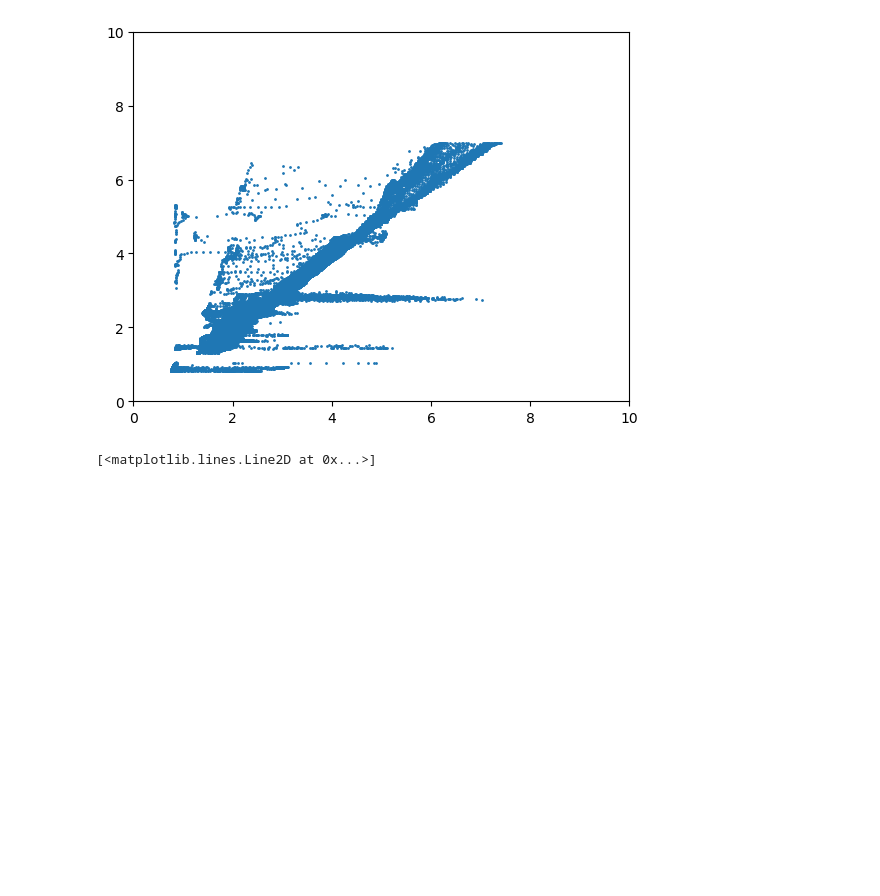
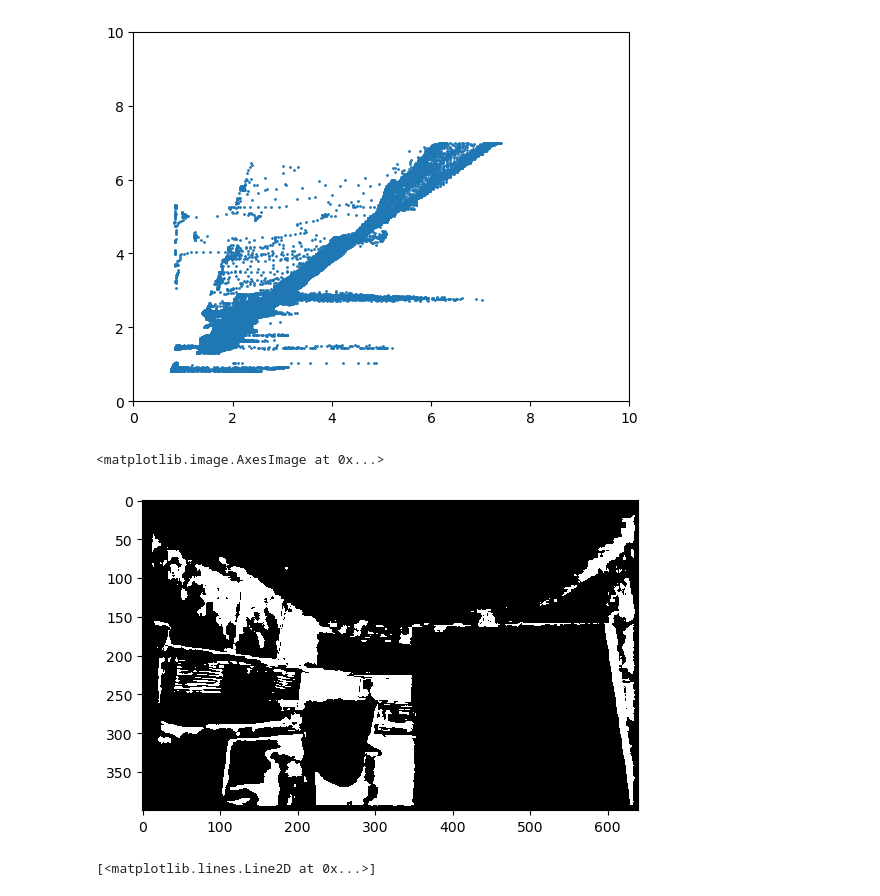
Before and after one commit to tauzn-clock/deep-stereo, a Jupyter notebook: scripts/evaluate_metric_accuracy.ipynb, the cells around one changed output. Cells and saved outputs as stored; diff of their text form; code cells hidden in the pictures; blank space fills up the shorter version.

```diff
--- a/scripts/evaluate_metric_accuracy.ipynb
+++ b/scripts/evaluate_metric_accuracy.ipynb
@@ -85,6 +83,26 @@ plt.ylim([0, 10])
 # %% [output]
 (0, 10)
 [figure]
+# %%
+pixel_index = np.array(np.meshgrid(np.arange(depth.shape[0]), np.arange(depth.shape[1]))).T.reshape(-1, 2)
+depth_flatten = depth.flatten()
+est_depth_flatten = est_depth.flatten()
+pixel_index = pixel_index[(depth_flatten>=CAMERA_DATA["min_acc_range"]) & (depth_flatten<=CAMERA_DATA["max_acc_range"])]
+est_depth_flatten = est_depth_flatten[(depth_flatten>=CAMERA_DATA["min_acc_range"]) & (depth_flatten<=CAMERA_DATA["max_acc_range"])]
+depth_flatten = depth_flatten[(depth_flatten>=CAMERA_DATA["min_acc_range"]) & (depth_flatten<=CAMERA_DATA["max_acc_range"])]
+
+diff = abs(depth_flatten - depth_anything_interface.estimated_metric_depth_model(est_depth_flatten, *popt))
+
+pixel_index = pixel_index[diff > 0.2]
+
+mask = np.zeros_like(img)
+
+mask[pixel_index[:,0], pixel_index[:,1], :] = 255
+
+plt.imshow(mask)
+# %% [output]
+<matplotlib.image.AxesImage at 0x...>
+[figure, added]
 # %%
 depth_flatten = depth.flatten()
 est_depth_flatten = est_depth.flatten()
```
Also changed, not shown: parts of 3 cells of this notebook.
